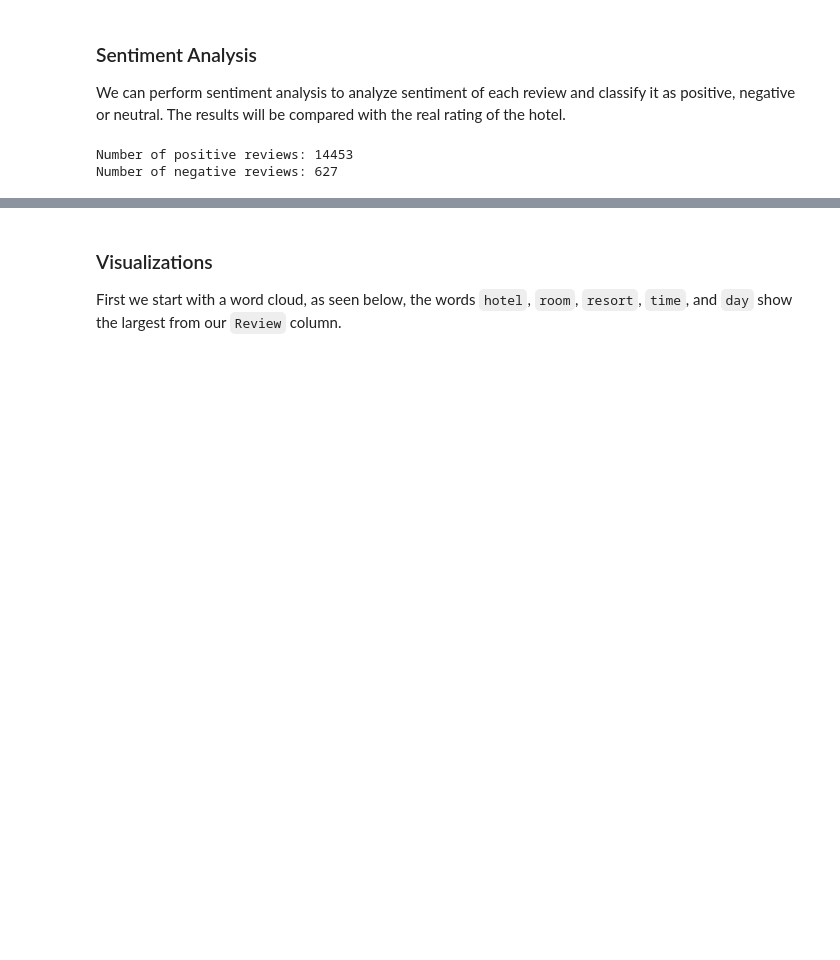
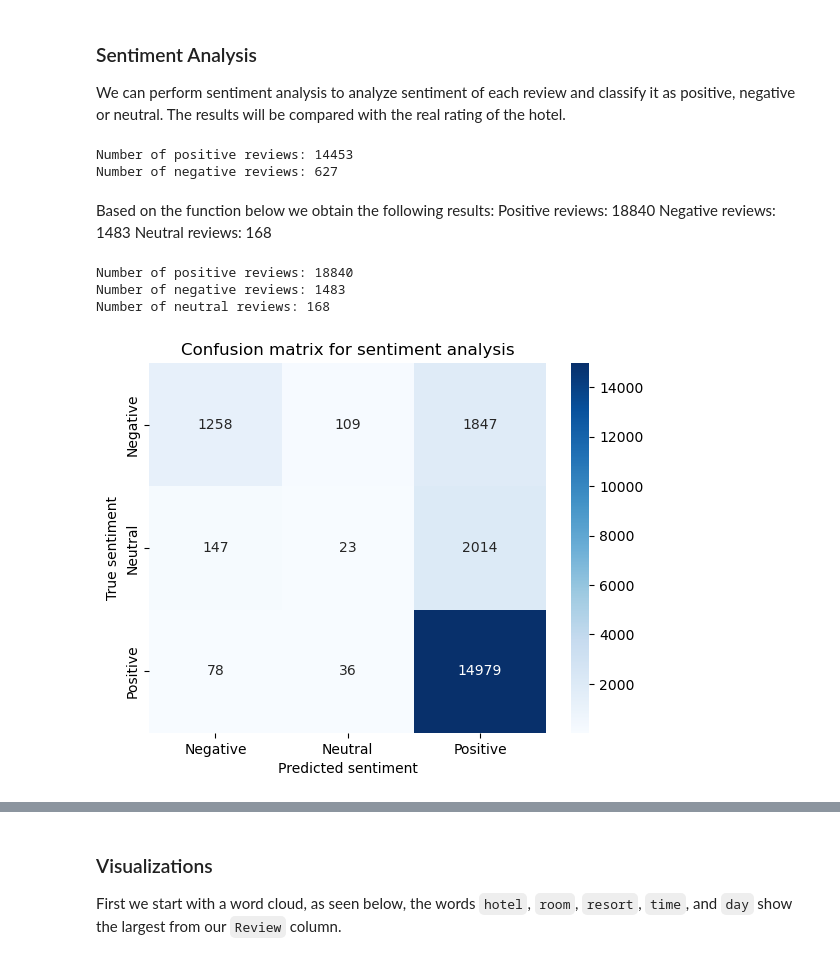
Before and after one commit to letisalba/Data-620, a Jupyter notebook: Week-12-15/Final_Project.ipynb, the cells around one changed output, grey strips where cells are left out. Drawn from its saved outputs; the diff is of its cells as text; code cells hidden in the pictures; blank space fills up the shorter version.

```diff
--- a/Week-12-15/Final_Project.ipynb
+++ b/Week-12-15/Final_Project.ipynb
@@ -357,3 +358,55 @@ print("Number of negative reviews:", len(df[df['sentiment'] < -0.1]))
 # %% [output]
 Number of positive reviews: 14453
 Number of negative reviews: 627
+# %% [markdown]
+Based on the function below we obtain the following results:
+Positive reviews: 18840
+Negative reviews: 1483
+Neutral reviews: 168
+# %%
+# Define a function to classify the sentiment of a review
+sia = SentimentIntensityAnalyzer()
+
+def get_sentiment(review):
+    scores = sia.polarity_scores(review)
+    sentiment_score = scores['compound']
+    if sentiment_score > 0.1:
+        return 'positive'
+    elif sentiment_score < -0.1:
+        return 'negative'
+    else:
+        return 'neutral'
+
+# Apply function on dataset copy
+df2 = df.copy()
+df2['Predicted_Sentiment'] = df2['Review'].apply(get_sentiment)
+
+# Print the number of positive, negative, and neutral reviews
+print("Number of positive reviews:", len(df2[df2['Predicted_Sentiment'] == 'positive']))
+print("Number of negative reviews:", len(df2[df2['Predicted_Sentiment'] == 'negative']))
+print("Number of neutral reviews:", len(df2[df2['Predicted_Sentiment'] == 'neutral']))
+
+
+# Map the rating column to create new column true sentiment
+df2['True_Sentiment'] = df2['Rating'].map({1: 'negative',
+                                           2: 'negative',
+                                           3: 'neutral',
+                                           4: 'positive',
+                                           5: 'positive'})
+# %% [output]
+Number of positive reviews: 18840
+Number of negative reviews: 1483
+Number of neutral reviews: 168
+# %%
+# Calculate confusion matrix
+cm = confusion_matrix(df2['True_Sentiment'], df2['Predicted_Sentiment'])
+
+# Create heatmap
+labels = ['Negative', 'Neutral', 'Positive']
+sns.heatmap(cm, annot=True, cmap='Blues', fmt='g', xticklabels=labels, yticklabels=labels)
+plt.xlabel('Predicted sentiment')
+plt.ylabel('True sentiment')
+plt.title('Confusion matrix for sentiment analysis')
+plt.show()
+# %% [output]
+[figure, added]
```
Also changed, not shown: parts of 8 cells of this notebook.
